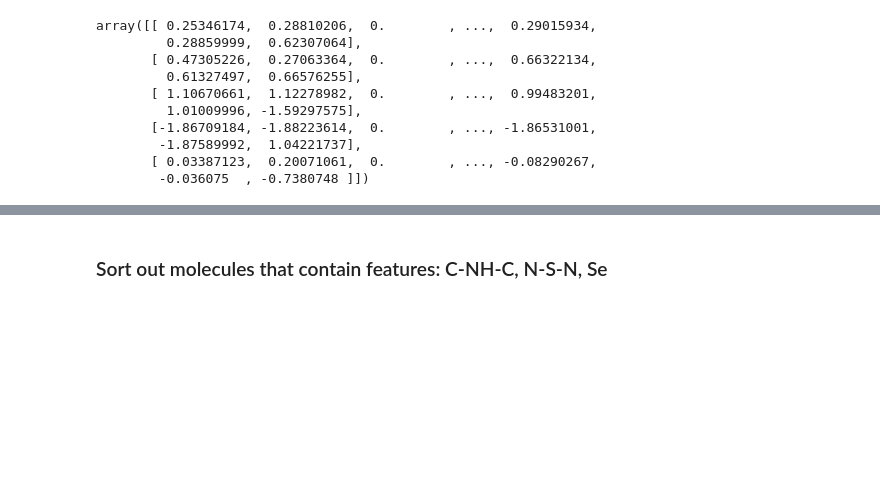
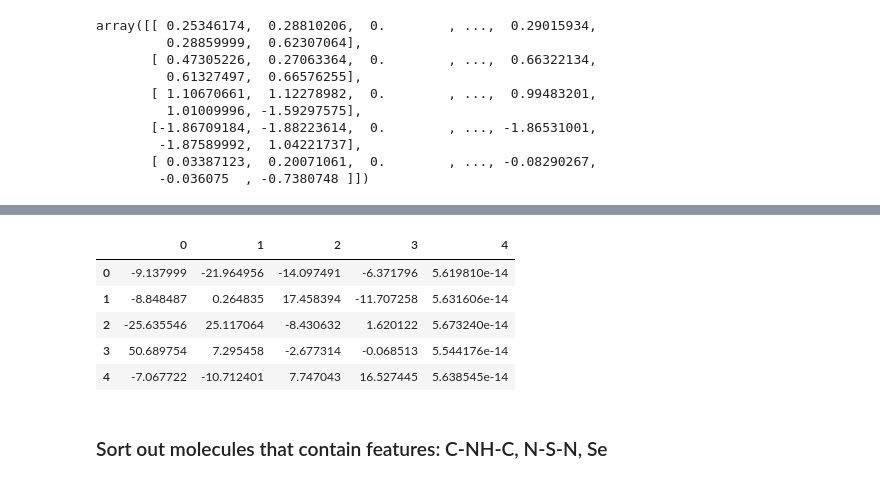
Before and after one commit to sjluozho/PV-Cell, a Jupyter notebook: PV-Cell/Attempts/DescriptorCalculator.ipynb, the cells around one changed output, grey strips where cells are left out. Cells and saved outputs as stored; diff of their text form; code cells hidden in the pictures; blank space fills up the shorter version.

Commit message:
PCA FA, SVD analysis

```diff
--- a/PV-Cell/Attempts/DescriptorCalculator.ipynb
+++ b/PV-Cell/Attempts/DescriptorCalculator.ipynb
@@ -158,7 +143,7 @@ ValueError: Input contains NaN, infinity or a value too large for dtype('float64
 # %%
 # Dimension Reduction by FA
-from sklearn.decomposition import PCA
-pca = PCA(n_components = 100)
-pca.fit(X)
-#principalComponents = pca.fit_transform(X)
-#principalDf = pd.DataFrame(data=pca)
+from sklearn.decomposition import FactorAnalysis as FA
+fact_2c=FA(n_components=2)
+faComponents=fact_2c.fit_transform(X)
+faDF =pd.DataFrame(data=faComponents)
+faDF
@@ -165,3 +157,19 @@ pca.fit(X)
+# %%
+# Dimension Reduction by SVD
+from sklearn.decomposition import TruncatedSVD
+import numpy as np
+svd = TruncatedSVD(n_components=10)
+svd.fit(X)
+svdComponents = svd.transform(X)
+svdDf = pd.DataFrame(data=svdComponents)
+svdDf
+# %% [output]
+|  | 0 | 1 | 2 | 3 | 4 |
+| 0 | -9.137999 | -21.964956 | -14.097491 | -6.371796 | 5.619810e-14 |
+| 1 | -8.848487 | 0.264835 | 17.458394 | -11.707258 | 5.631606e-14 |
+| 2 | -25.635546 | 25.117064 | -8.430632 | 1.620122 | 5.673240e-14 |
+| 3 | 50.689754 | 7.295458 | -2.677314 | -0.068513 | 5.544176e-14 |
+| 4 | -7.067722 | -10.712401 | 7.747043 | 16.527445 | 5.638545e-14 |
 # %% [markdown]
 ### Sort out molecules that contain features: C-NH-C, N-S-N, Se
 # %%
```
Also changed, not shown: parts of 9 cells of this notebook.
